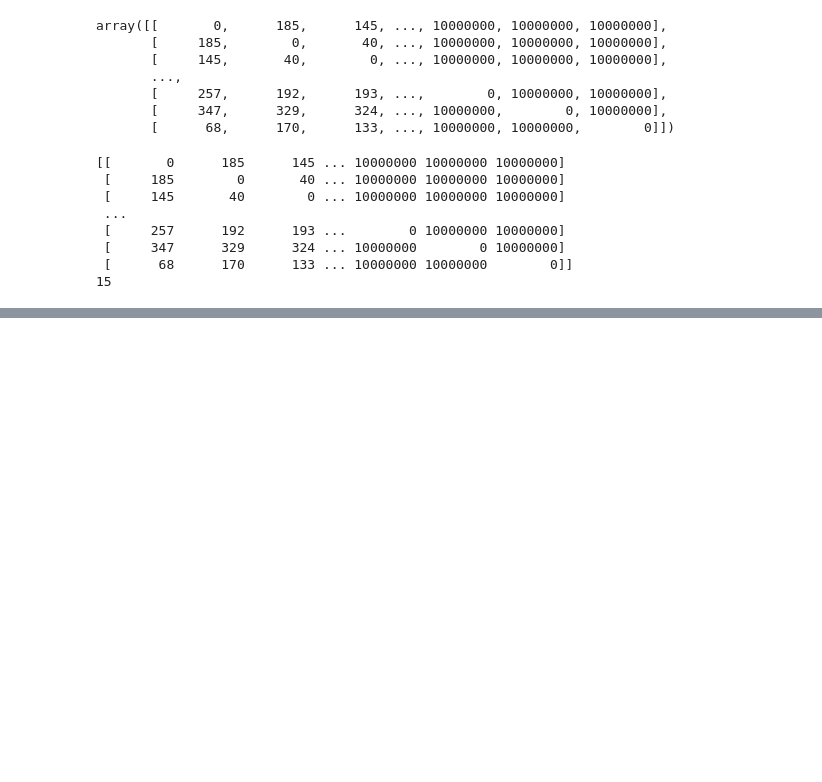
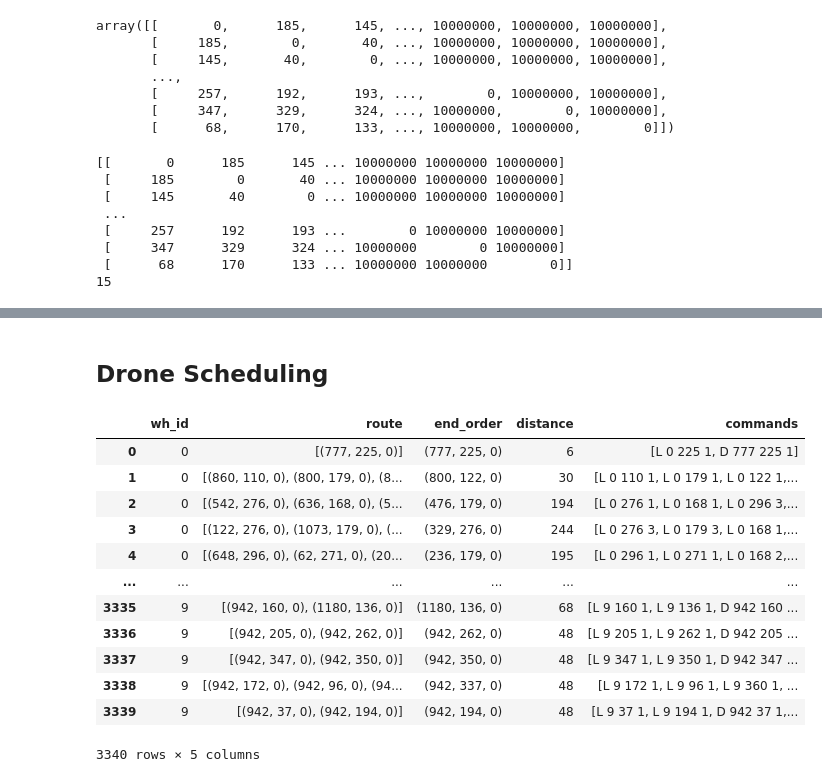
Before and after one commit to SuwonPabby/kaggle_drone, a Jupyter notebook: kaggle_drone.ipynb, the cells around one changed output, grey strips where cells are left out. Cells and saved outputs as stored; diff of their text form; code cells hidden in the pictures; blank space fills up the shorter version.

Commit message:
drone 초안 완료

```diff
--- a/kaggle_drone.ipynb
+++ b/kaggle_drone.ipynb
@@ -615,0 +664,18 @@ wh_id 0 is processing...
+# %% [markdown]
+## Drone Scheduling
+# %%
+route_df
+# %% [output]
+|  | wh_id | route | end_order | distance | commands |
+| 0 | 0 | [(777, 225, 0)] | (777, 225, 0) | 6 | [L 0 225 1, D 777 225 1] |
+| 1 | 0 | [(860, 110, 0), (800, 179, 0), (8... | (800, 122, 0) | 30 | [L 0 110 1, L 0 179 1, L 0 122 1,... |
+| 2 | 0 | [(542, 276, 0), (636, 168, 0), (5... | (476, 179, 0) | 194 | [L 0 276 1, L 0 168 1, L 0 296 3,... |
+| 3 | 0 | [(122, 276, 0), (1073, 179, 0), (... | (329, 276, 0) | 244 | [L 0 276 3, L 0 179 3, L 0 168 1,... |
+| 4 | 0 | [(648, 296, 0), (62, 271, 0), (20... | (236, 179, 0) | 195 | [L 0 296 1, L 0 271 1, L 0 168 2,... |
+| ... | ... | ... | ... | ... | ... |
+| 3335 | 9 | [(942, 160, 0), (1180, 136, 0)] | (1180, 136, 0) | 68 | [L 9 160 1, L 9 136 1, D 942 160 ... |
+| 3336 | 9 | [(942, 205, 0), (942, 262, 0)] | (942, 262, 0) | 48 | [L 9 205 1, L 9 262 1, D 942 205 ... |
+| 3337 | 9 | [(942, 347, 0), (942, 350, 0)] | (942, 350, 0) | 48 | [L 9 347 1, L 9 350 1, D 942 347 ... |
+| 3338 | 9 | [(942, 172, 0), (942, 96, 0), (94... | (942, 337, 0) | 48 | [L 9 172 1, L 9 96 1, L 9 360 1, ... |
+| 3339 | 9 | [(942, 37, 0), (942, 194, 0)] | (942, 194, 0) | 48 | [L 9 37 1, L 9 194 1, D 942 37 1,... |
+3340 rows × 5 columns
```
Also changed, not shown: parts of 3 cells of this notebook, 1 other file.
